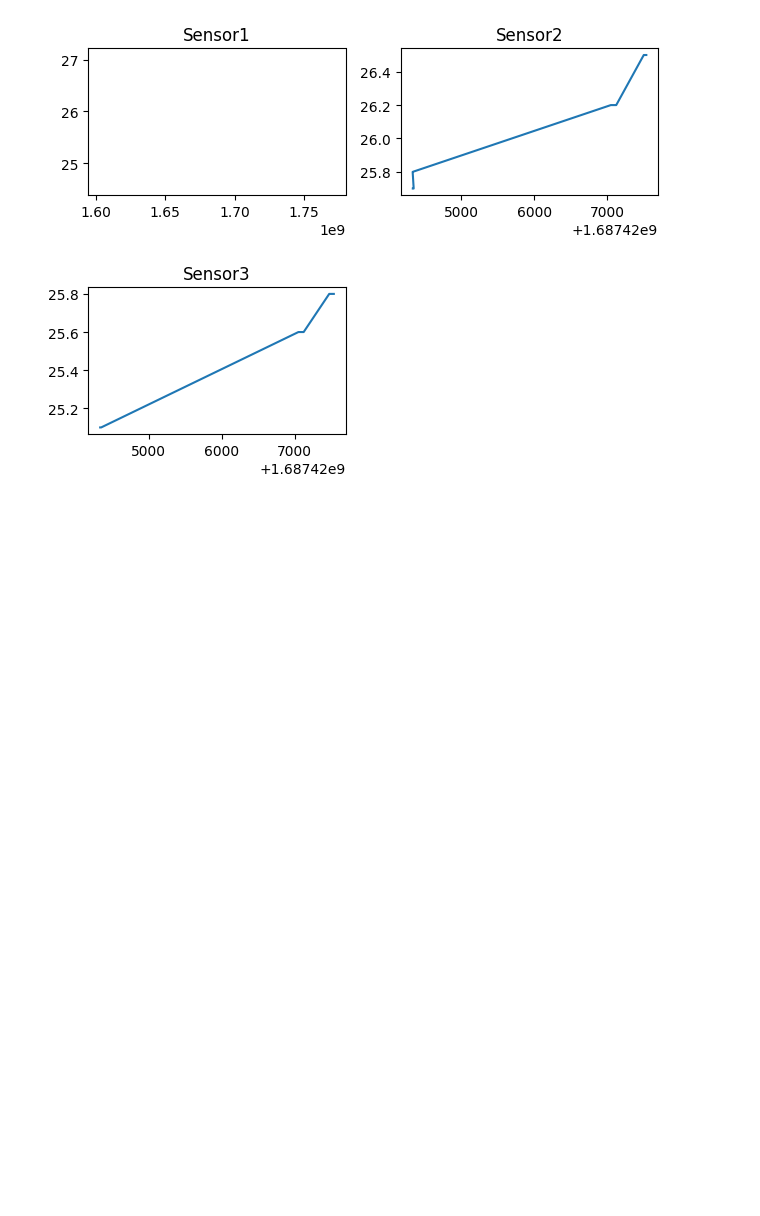
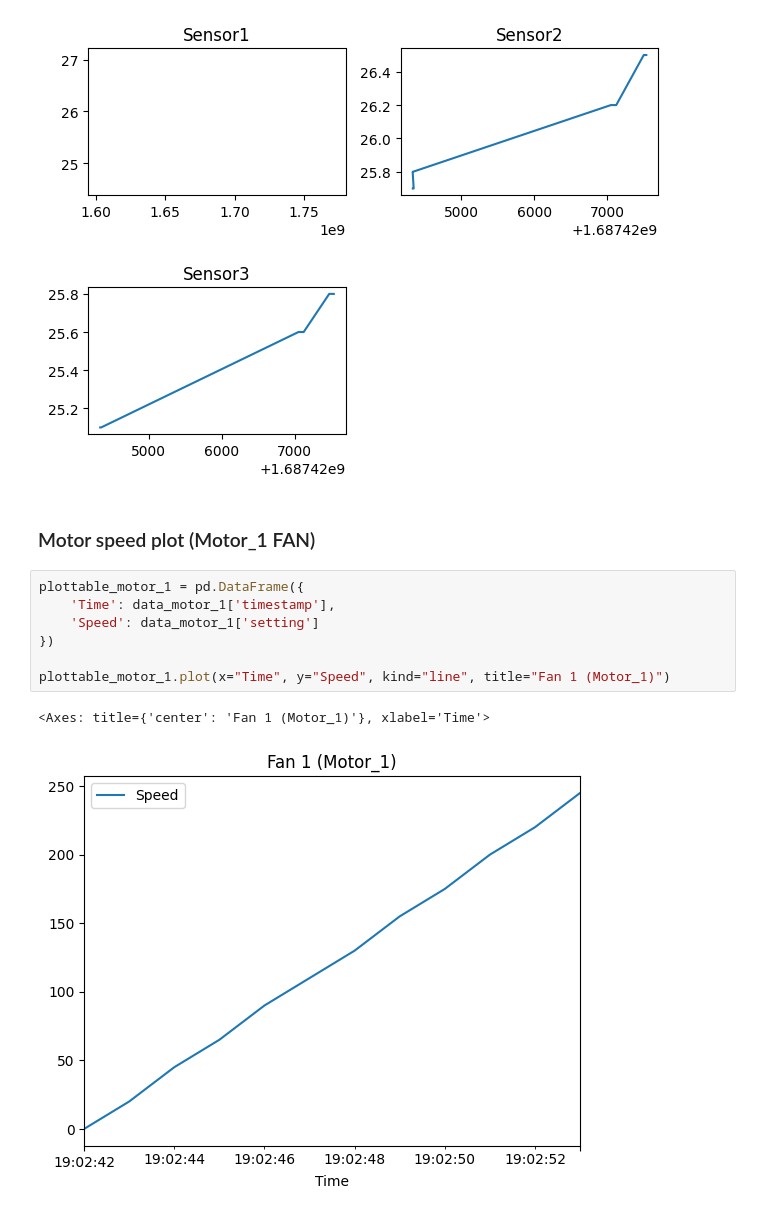
Before and after one commit to BHH-IT-Jahrgang2022/challenge1ICETruckLowLevelGroup, a Jupyter notebook: python/src/plot/plotTemp.ipynb, the cells around one changed output. Drawn from its saved outputs; the diff is of its cells as text; blank space fills up the shorter version.

```diff
--- a/python/src/plot/plotTemp.ipynb
+++ b/python/src/plot/plotTemp.ipynb
@@ -198,3 +214,15 @@ plot3.plot(plottable_sense_3["Time"], plottable_sense_3["Temp"])
 plotFigure.tight_layout(h_pad=2)
 # %% [output]
 [figure]
+# %% [markdown]
+### Motor speed plot (Motor_1 FAN)
+# %%
+plottable_motor_1 = pd.DataFrame({
+    'Time': data_motor_1['timestamp'],
+    'Speed': data_motor_1['setting']
+})
+
+plottable_motor_1.plot(x="Time", y="Speed", kind="line", title="Fan 1 (Motor_1)")
+# %% [output]
+<Axes: title={'center': 'Fan 1 (Motor_1)'}, xlabel='Time'>
+[figure, added]
```
Also changed, not shown: parts of 5 cells of this notebook.
